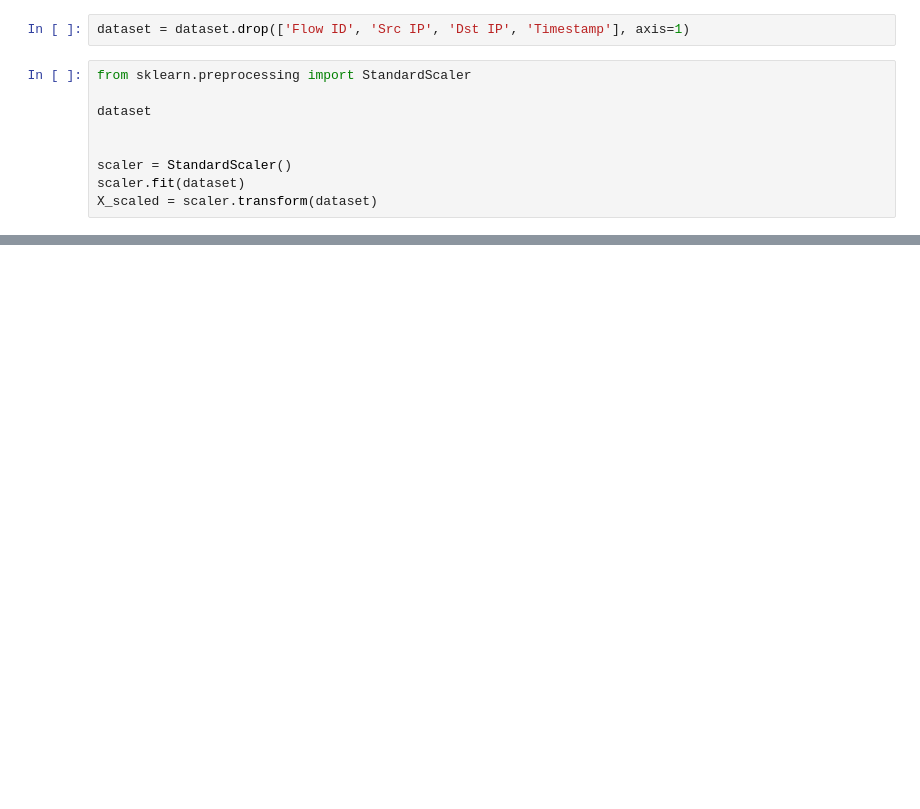
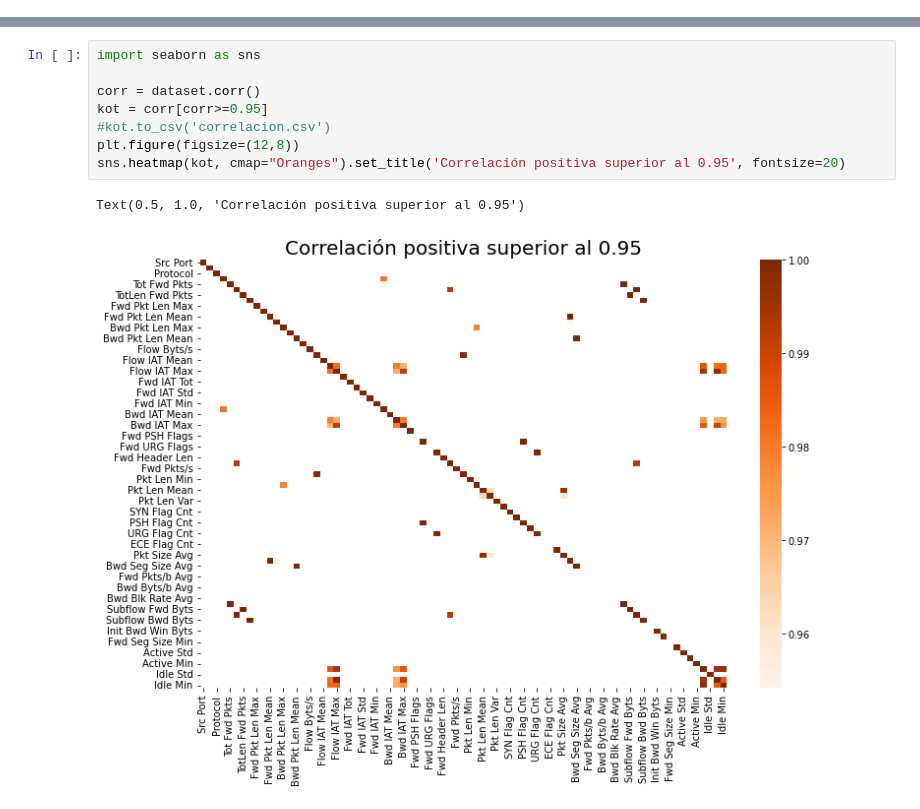
Before and after one commit to LuisPradaConde/TFG, a Jupyter notebook: Codigo.ipynb, the cells around one changed output, grey strips where cells are left out. Saved outputs shown, nothing was run; the diff lists cells and outputs as text; blank space fills up the shorter version.

```diff
--- a/Codigo.ipynb
+++ b/Codigo.ipynb
@@ -75,11 +36,0 @@ dataset
-# %%
-dataset = dataset.drop(['Flow ID', 'Src IP', 'Dst IP', 'Timestamp'], axis=1)
-# %%
-from sklearn.preprocessing import StandardScaler
-
-dataset
-
-
-scaler = StandardScaler()
-scaler.fit(dataset)
-X_scaled = scaler.transform(dataset)
@@ -202,0 +37,11 @@ Index(['Trafico', 'Src Port', 'Dst Port', 'Flow Duration', 'Tot Fwd Pkts',
+# %%
+import seaborn as sns
+
+corr = dataset.corr()
+kot = corr[corr>=0.95]
+#kot.to_csv('correlacion.csv')
+plt.figure(figsize=(12,8))
+sns.heatmap(kot, cmap="Oranges").set_title('Correlación positiva superior al 0.95', fontsize=20)
+# %% [output]
+Text(0.5, 1.0, 'Correlación positiva superior al 0.95')
+[figure, added]
```
Also changed, not shown: parts of 31 cells of this notebook.
